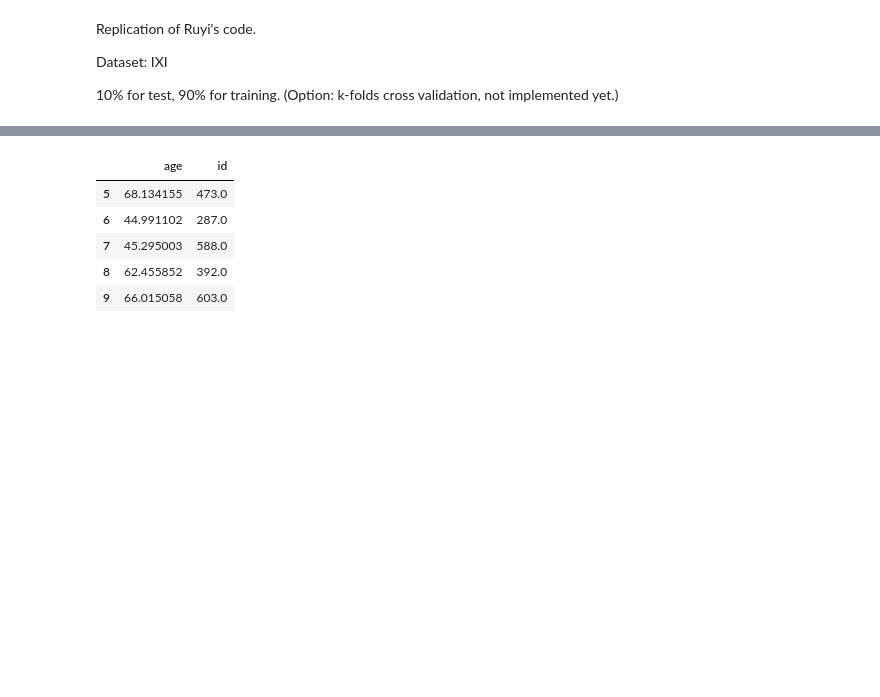
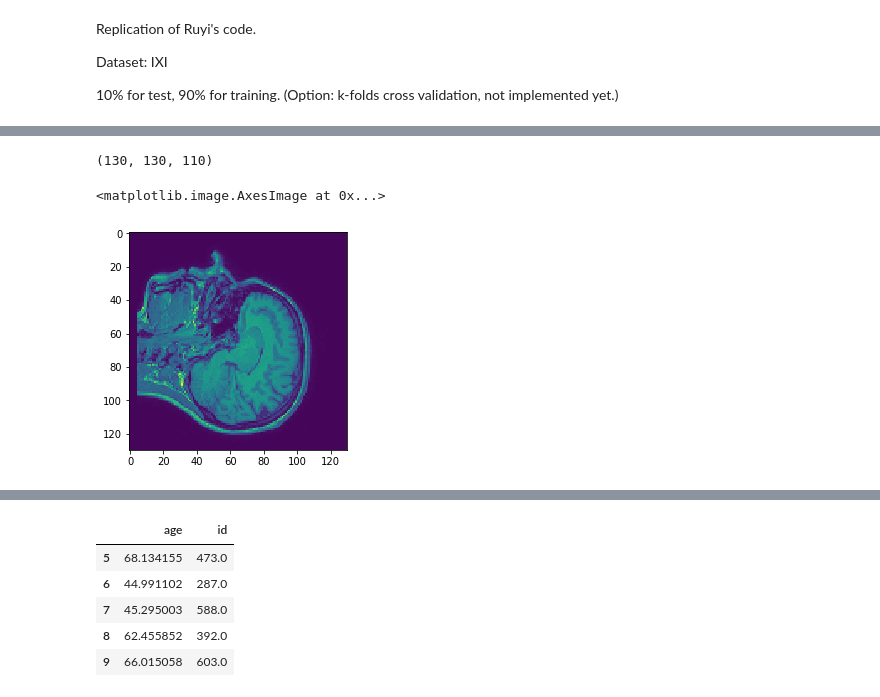
Before and after one commit to woodywff/age_prediction, a Jupyter notebook: demo1.1.ipynb, the cells around one changed output, grey strips where cells are left out. Cells and saved outputs as stored; diff of their text form; code cells hidden in the pictures; blank space fills up the shorter version.

```diff
--- a/demo1.1.ipynb
+++ b/demo1.1.ipynb
@@ -345,0 +349,12 @@ crop and padded img shape:  (130, 130, 110)
+# %%
+npy_img = np.load('./IXI_npy/mean_npy.npy')
+npy_img = np.load('./IXI_npy/mean_subtracted/IXI002.npy')
+npy_img = np.load('./IXI_npy/origin/IXI002.npy')
+print(npy_img.shape)
+plt.imshow(npy_img[:,:,60])
+# plt.imshow(npy_img[:,60,:])
+# plt.imshow(npy_img[60,:,:])
+# %% [output]
+(130, 130, 110)
+<matplotlib.image.AxesImage at 0x...>
+[figure, added]
```
Also changed, not shown: parts of 9 cells of this notebook.
